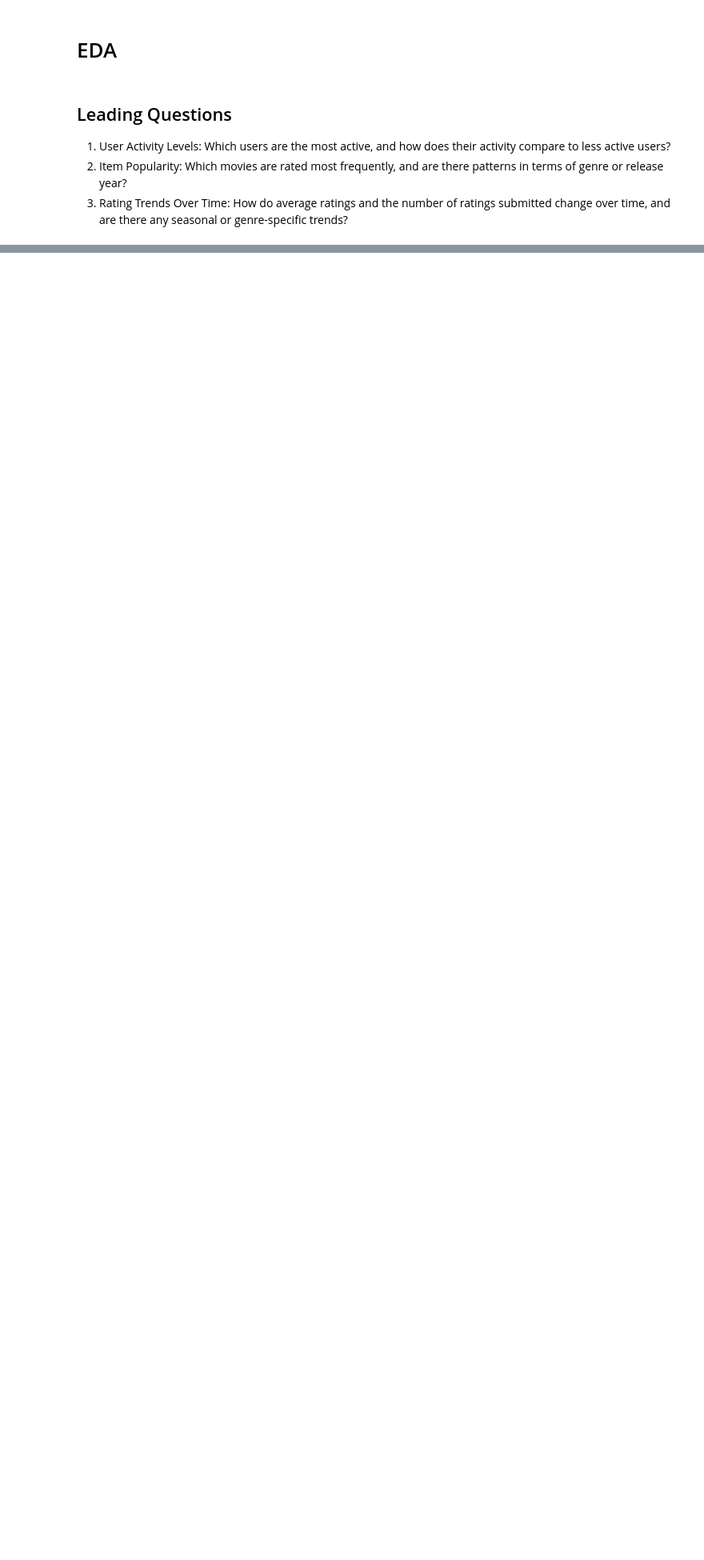
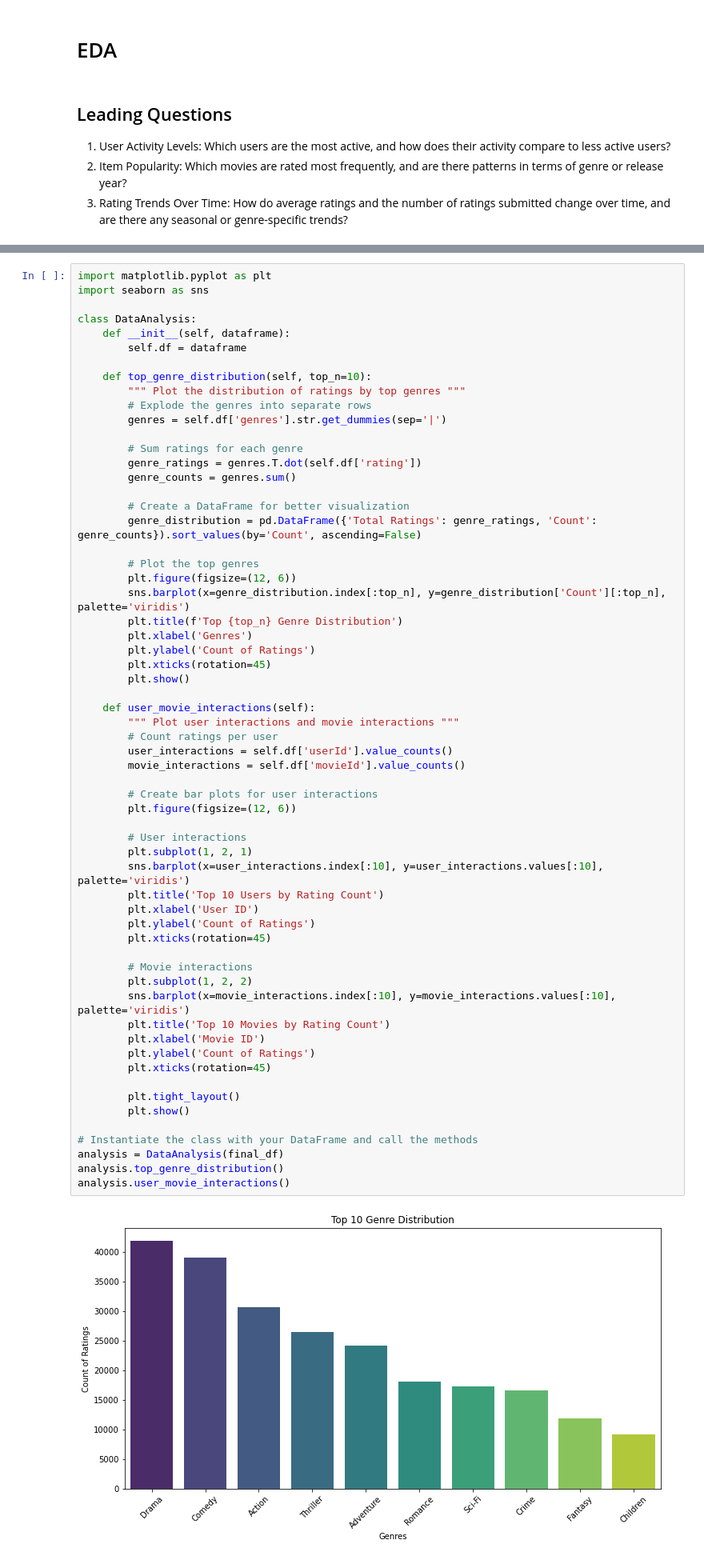
Before and after one commit to gtisnanga/PHASE-4-PRJOECT-MOVIE-RECOMMENDATIONS-GROUP-13, a Jupyter notebook: Phase 4.ipynb, the cells around one changed output, grey strips where cells are left out. Shown: that part at 80% size. Saved outputs shown, nothing was run; the diff lists cells and outputs as text; blank space fills up the shorter version.

```diff
--- a/Phase 4.ipynb
+++ b/Phase 4.ipynb
@@ -404,0 +563,63 @@ plt.show()
+# %%
+import matplotlib.pyplot as plt
+import seaborn as sns
+
+class DataAnalysis:
+    def __init__(self, dataframe):
+        self.df = dataframe
+
+    def top_genre_distribution(self, top_n=10):
+        """ Plot the distribution of ratings by top genres """
+        # Explode the genres into separate rows
+        genres = self.df['genres'].str.get_dummies(sep='|')
+
+        # Sum ratings for each genre
+        genre_ratings = genres.T.dot(self.df['rating'])
+        genre_counts = genres.sum()
+
+        # Create a DataFrame for better visualization
+        genre_distribution = pd.DataFrame({'Total Ratings': genre_ratings, 'Count': genre_counts}).sort_values(by='Count', ascending=False)
+
+        # Plot the top genres
+        plt.figure(figsize=(12, 6))
+        sns.barplot(x=genre_distribution.index[:top_n], y=genre_distribution['Count'][:top_n], palette='viridis')
+        plt.title(f'Top {top_n} Genre Distribution')
+        plt.xlabel('Genres')
+        plt.ylabel('Count of Ratings')
+        plt.xticks(rotation=45)
+        plt.show()
+
+    def user_movie_interactions(self):
+        """ Plot user interactions and movie interactions """
+        # Count ratings per user
+        user_interactions = self.df['userId'].value_counts()
+        movie_interactions = self.df['movieId'].value_counts()
+
+        # Create bar plots for user interactions
+        plt.figure(figsize=(12, 6))
+
+        # User interactions
+        plt.subplot(1, 2, 1)
+        sns.barplot(x=user_interactions.index[:10], y=user_interactions.values[:10], palette='viridis')
+        plt.title('Top 10 Users by Rating Count')
+        plt.xlabel('User ID')
+        plt.ylabel('Count of Ratings')
+        plt.xticks(rotation=45)
+
+        # Movie interactions
+        plt.subplot(1, 2, 2)
+        sns.barplot(x=movie_interactions.index[:10], y=movie_interactions.values[:10], palette='viridis')
+        plt.title('Top 10 Movies by Rating Count')
+        plt.xlabel('Movie ID')
+        plt.ylabel('Count of Ratings')
+        plt.xticks(rotation=45)
+
+        plt.tight_layout()
+        plt.show()
+
+# Instantiate the class with your DataFrame and call the methods
+analysis = DataAnalysis(final_df)
+analysis.top_genre_distribution()
+analysis.user_movie_interactions()
+# %% [output]
+[figure, added]
```
Also changed, not shown: parts of 7 cells of this notebook.
